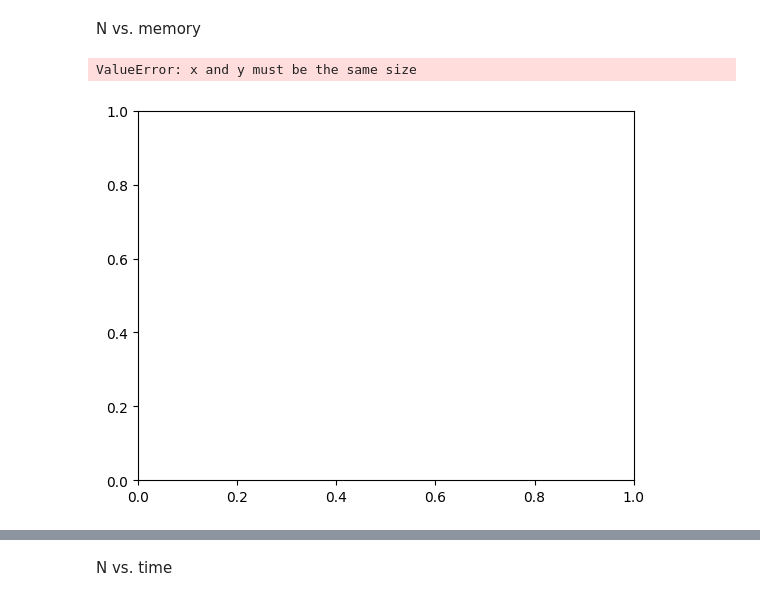
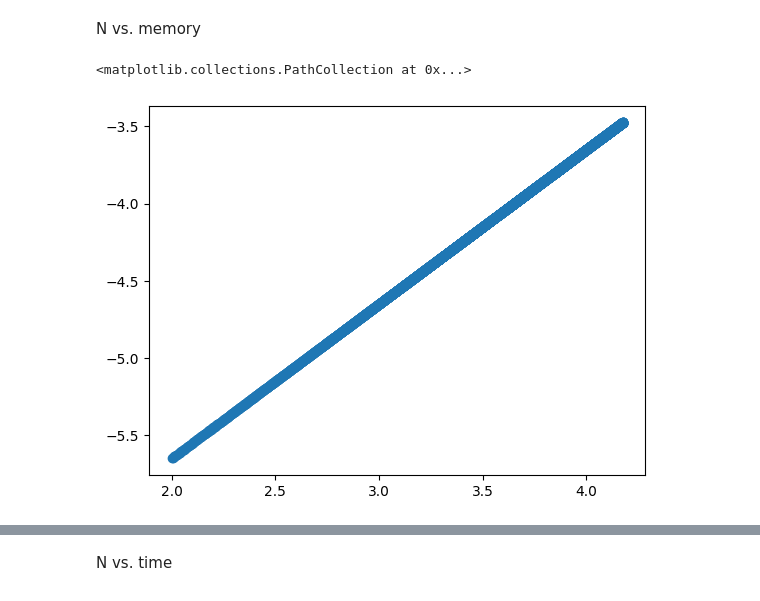
Before and after one commit to steinjm21/ColabInClass, a Jupyter notebook: matplotlibProject.ipynb, the cells around one changed output, grey strips where cells are left out. Cells and saved outputs as stored; diff of their text form; code cells hidden in the pictures.

```diff
--- a/matplotlibProject.ipynb
+++ b/matplotlibProject.ipynb
@@ -90,11 +86,11 @@ N vs. memory
 # %%
 log_mem =[]
 for mem in mem_val:
- log_err.append(math.log(mem,10))
+ log_mem.append(math.log(mem,10))
 matplotlib.pyplot.scatter(log_n,log_mem)
 # %% [output]
-ValueError: x and y must be the same size
+<matplotlib.collections.PathCollection at 0x...>
-[figure, old version]
+[figure, new version]
 # %%
 z = np.polyfit(log_n, log_mem, 1)
 p = np.poly1d(z)
```
Also changed, not shown: parts of 9 cells of this notebook.
